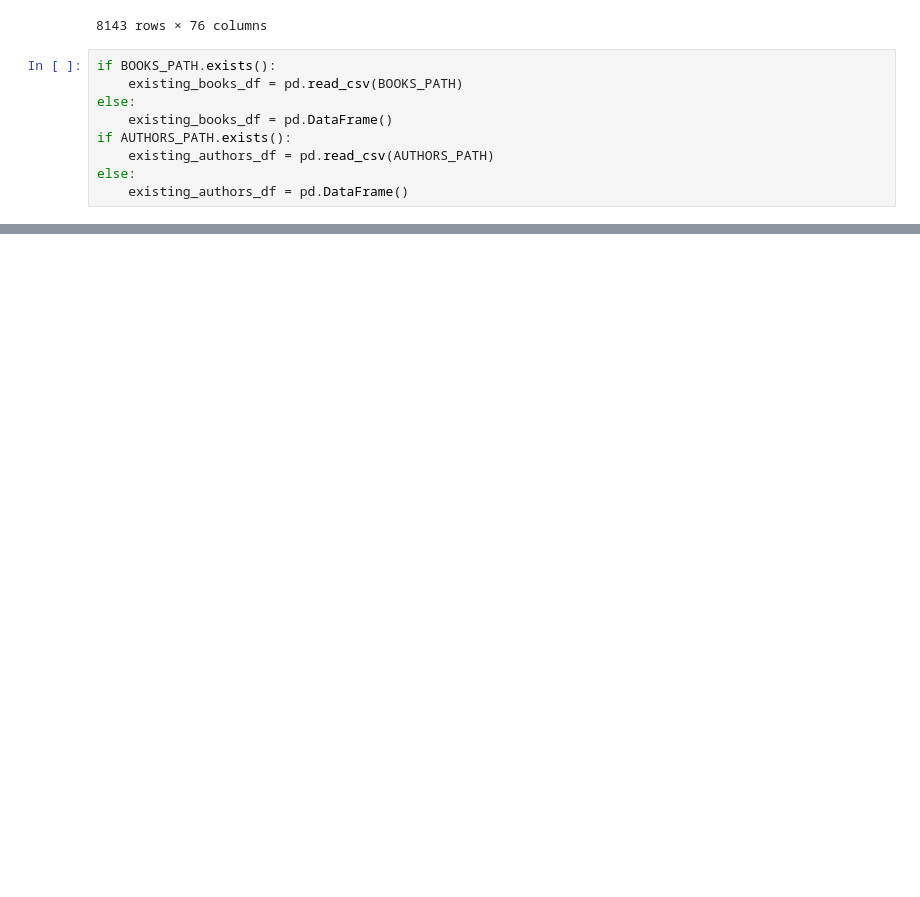
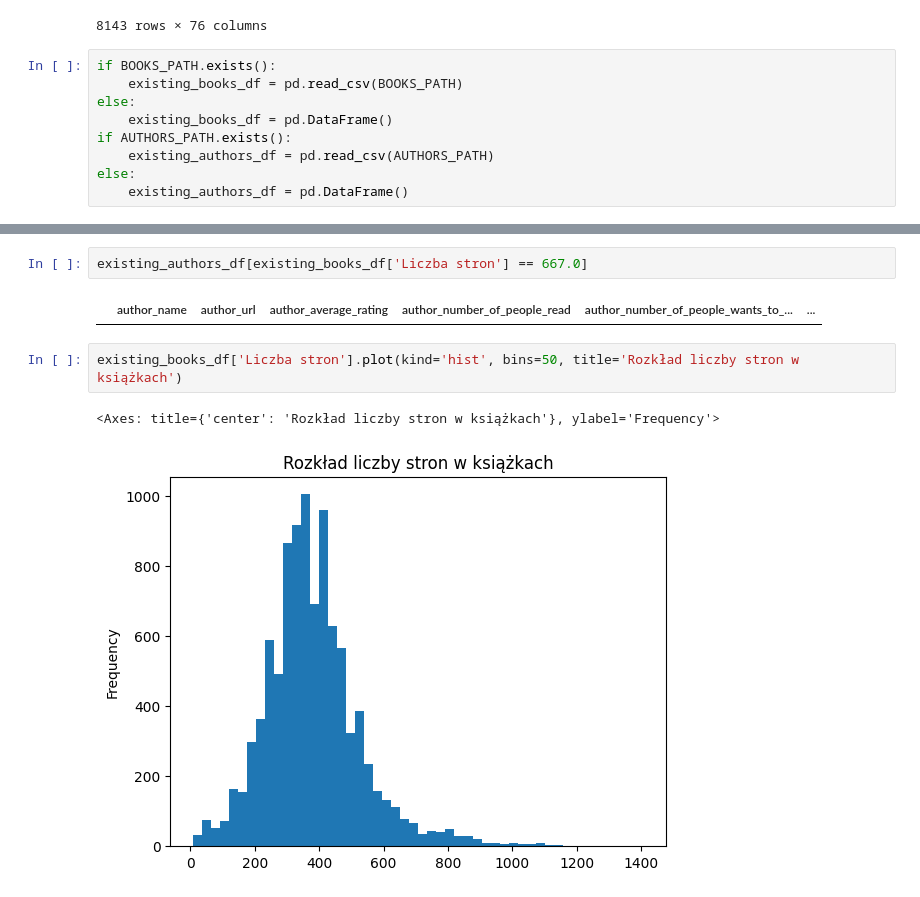
Before and after one commit to beep1000101/lubimyczytac_project, a Jupyter notebook: data_source.ipynb, the cells around one changed output, grey strips where cells are left out. Saved outputs shown, nothing was run; the diff lists cells and outputs as text; blank space fills up the shorter version.

```diff
--- a/data_source.ipynb
+++ b/data_source.ipynb
@@ -248,0 +373,9 @@ else:
+# %%
+existing_authors_df[existing_books_df['Liczba stron'] == 667.0]
+# %% [output]
+|  | author_name | author_url | author_average_rating | author_number_of_people_read | author_number_of_people_wants_to_... | ... |
+# %%
+existing_books_df['Liczba stron'].plot(kind='hist', bins=50, title='Rozkład liczby stron w książkach')
+# %% [output]
+<Axes: title={'center': 'Rozkład liczby stron w książkach'}, ylabel='Frequency'>
+[figure, added]
```
Also changed, not shown: parts of 18 cells of this notebook.
